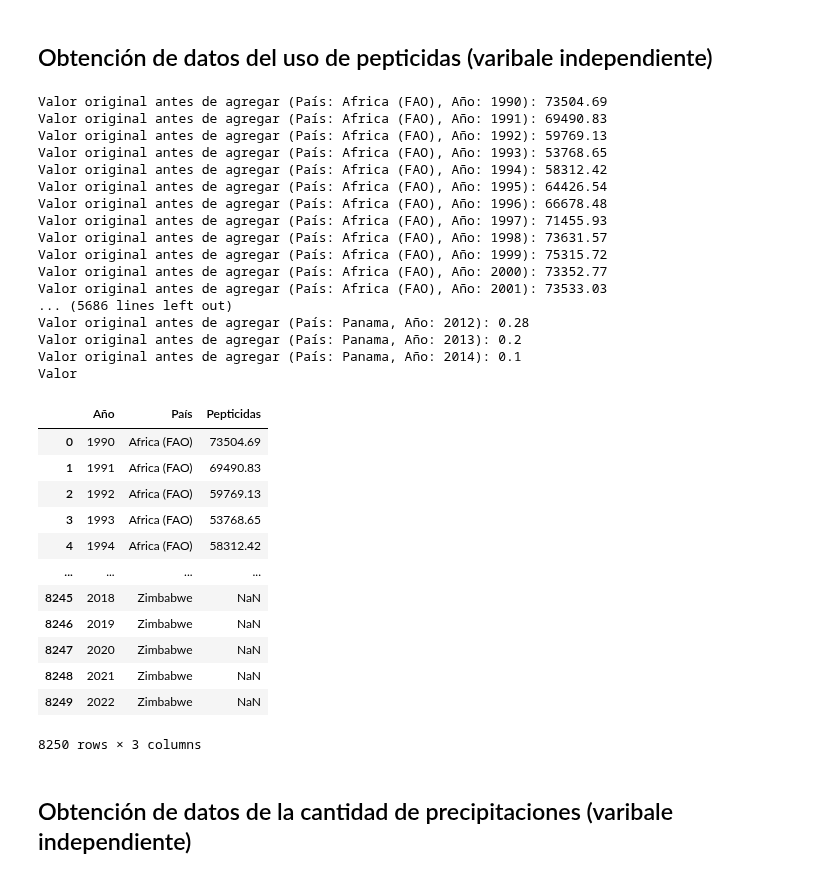
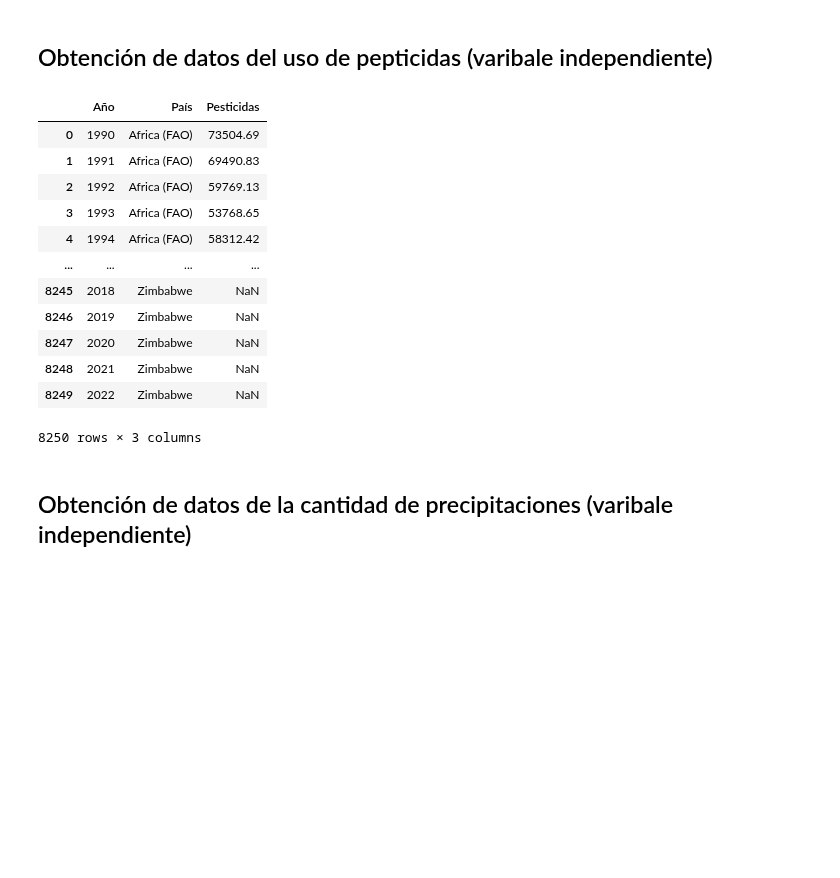
Before and after one commit to Lorenacalvoperez/Trabajo-Fin-de-Grado, a Jupyter notebook: SCRIPTS/Obtención_procesamiento_datos.ipynb, the cells around one changed output. Saved outputs shown, nothing was run; the diff lists cells and outputs as text; code cells hidden in the pictures; blank space fills up the shorter version.

```diff
--- a/SCRIPTS/Obtención_procesamiento_datos.ipynb
+++ b/SCRIPTS/Obtención_procesamiento_datos.ipynb
@@ -187,46 +186,29 @@ display(df_plomo)
 # %%
 import pandas as pd
 import requests
 
 DATA_URL = "https://api.ourworldindata.org/v1/indicators/1016584.data.json"
 METADATA_URL = "https://api.ourworldindata.org/v1/indicators/1016584.metadata.json"
 datos, metadata = cargar_datos()
 valores, años, paises = procesar_datos(datos, metadata)
-df_pepticidas = crear_dataframe(valores, años, paises,"Pepticidas")
+df_pepticidas = crear_dataframe(valores, años, paises,"Pesticidas")
 
 # Mostrar los resultados en un display
 display(df_pepticidas)
 # %% [output]
+|  | Año | País | Pesticidas |
+| 0 | 1990 | Africa (FAO) | 73504.69 |
+| 1 | 1991 | Africa (FAO) | 69490.83 |
+| 2 | 1992 | Africa (FAO) | 59769.13 |
+| 3 | 1993 | Africa (FAO) | 53768.65 |
+| 4 | 1994 | Africa (FAO) | 58312.42 |
+| ... | ... | ... | ... |
+| 8245 | 2018 | Zimbabwe | NaN |
+| 8246 | 2019 | Zimbabwe | NaN |
+| 8247 | 2020 | Zimbabwe | NaN |
+| 8248 | 2021 | Zimbabwe | NaN |
+| 8249 | 2022 | Zimbabwe | NaN |
-Valor original antes de agregar (País: Africa (FAO), Año: 1990): 73504.69
-Valor original antes de agregar (País: Africa (FAO), Año: 1991): 69490.83
-Valor original antes de agregar (País: Africa (FAO), Año: 1992): 59769.13
-Valor original antes de agregar (País: Africa (FAO), Año: 1993): 53768.65
-Valor original antes de agregar (País: Africa (FAO), Año: 1994): 58312.42
-Valor original antes de agregar (País: Africa (FAO), Año: 1995): 64426.54
-Valor original antes de agregar (País: Africa (FAO), Año: 1996): 66678.48
-Valor original antes de agregar (País: Africa (FAO), Año: 1997): 71455.93
-Valor original antes de agregar (País: Africa (FAO), Año: 1998): 73631.57
-Valor original antes de agregar (País: Africa (FAO), Año: 1999): 75315.72
-Valor original antes de agregar (País: Africa (FAO), Año: 2000): 73352.77
-Valor original antes de agregar (País: Africa (FAO), Año: 2001): 73533.03
-... (5686 lines left out)
-Valor original antes de agregar (País: Panama, Año: 2012): 0.28
-Valor original antes de agregar (País: Panama, Año: 2013): 0.2
-Valor original antes de agregar (País: Panama, Año: 2014): 0.1
-Valor
+8250 rows × 3 columns
-|  | Año | País | Pepticidas |
-| 0 | 1990 | Africa (FAO) | 73504.69 |
-| 1 | 1991 | Africa (FAO) | 69490.83 |
-| 2 | 1992 | Africa (FAO) | 59769.13 |
-| 3 | 1993 | Africa (FAO) | 53768.65 |
-| 4 | 1994 | Africa (FAO) | 58312.42 |
-| ... | ... | ... | ... |
-| 8245 | 2018 | Zimbabwe | NaN |
-| 8246 | 2019 | Zimbabwe | NaN |
-| 8247 | 2020 | Zimbabwe | NaN |
-| 8248 | 2021 | Zimbabwe | NaN |
-| 8249 | 2022 | Zimbabwe | NaN |
-8250 rows × 3 columns
 # %%
 import pandas as pd
 
```
Also changed, not shown: parts of 4 cells of this notebook, 5 other files.
